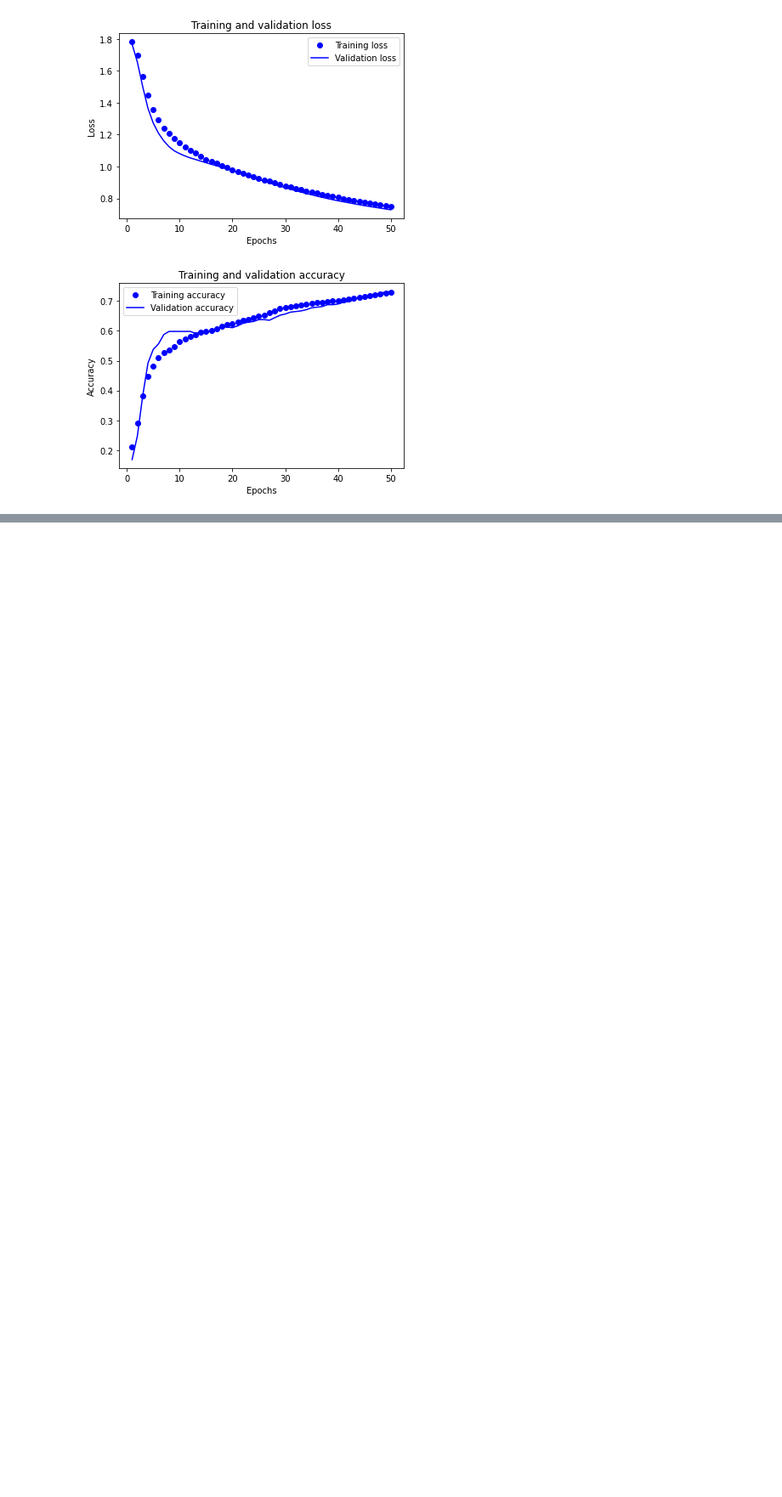
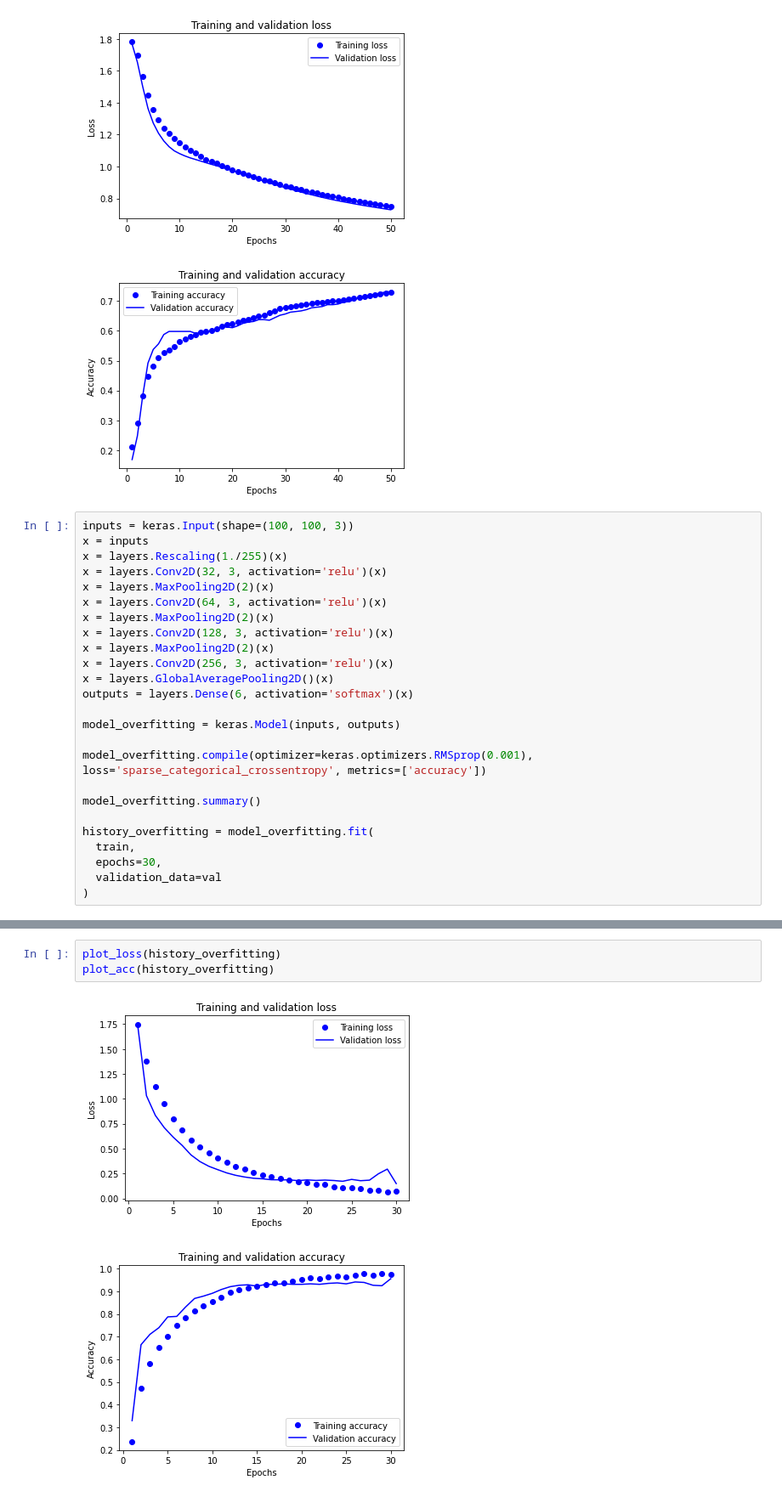
Before and after one commit to siddhantdhaware/vehicle_classification, a Jupyter notebook: notebooks_new/1_baseline_and_overfitting.ipynb, the cells around one changed output, grey strips where cells are left out. Shown at 85% size. Drawn from its saved outputs; the diff is of its cells as text; blank space fills up the shorter version.

```diff
--- a/notebooks_new/1_baseline_and_overfitting.ipynb
+++ b/notebooks_new/1_baseline_and_overfitting.ipynb
@@ -201,3 +201,28 @@ plot_acc(history_overfitting)
 # %% [output]
 [figure]
 [figure]
+# %%
+inputs = keras.Input(shape=(100, 100, 3))
+x = inputs
+x = layers.Rescaling(1./255)(x)
+x = layers.Conv2D(32, 3, activation='relu')(x)
+x = layers.MaxPooling2D(2)(x)
+x = layers.Conv2D(64, 3, activation='relu')(x)
+x = layers.MaxPooling2D(2)(x)
+x = layers.Conv2D(128, 3, activation='relu')(x)
+x = layers.MaxPooling2D(2)(x)
+x = layers.Conv2D(256, 3, activation='relu')(x)
+x = layers.GlobalAveragePooling2D()(x)
+outputs = layers.Dense(6, activation='softmax')(x)
+
+model_overfitting = keras.Model(inputs, outputs)
+
+model_overfitting.compile(optimizer=keras.optimizers.RMSprop(0.001), loss='sparse_categorical_crossentropy', metrics=['accuracy'])
+
+model_overfitting.summary()
+
+history_overfitting = model_overfitting.fit(
+  train,
+  epochs=30,
+  validation_data=val
+)
@@ -203,0 +266,6 @@ plot_acc(history_overfitting)
+# %%
+plot_loss(history_overfitting)
+plot_acc(history_overfitting)
+# %% [output]
+[figure, added]
+[figure, added]
```
Also changed, not shown: parts of 3 cells of this notebook, 2 other files.
